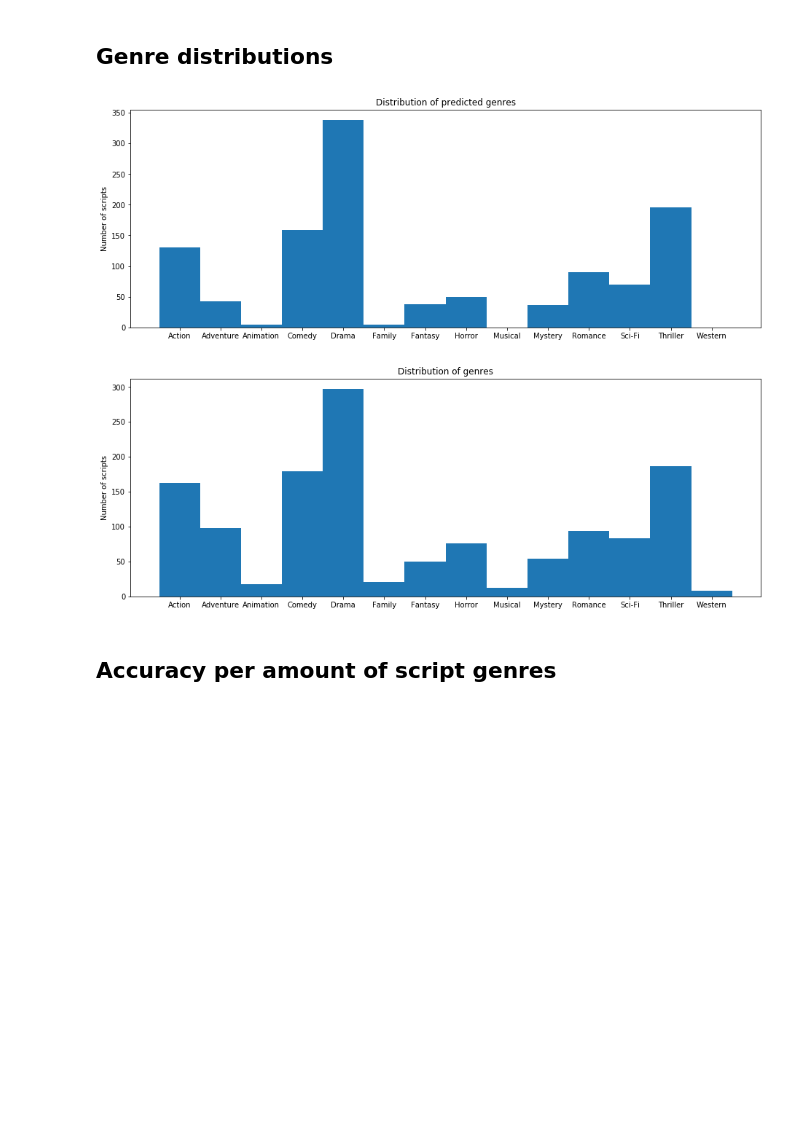
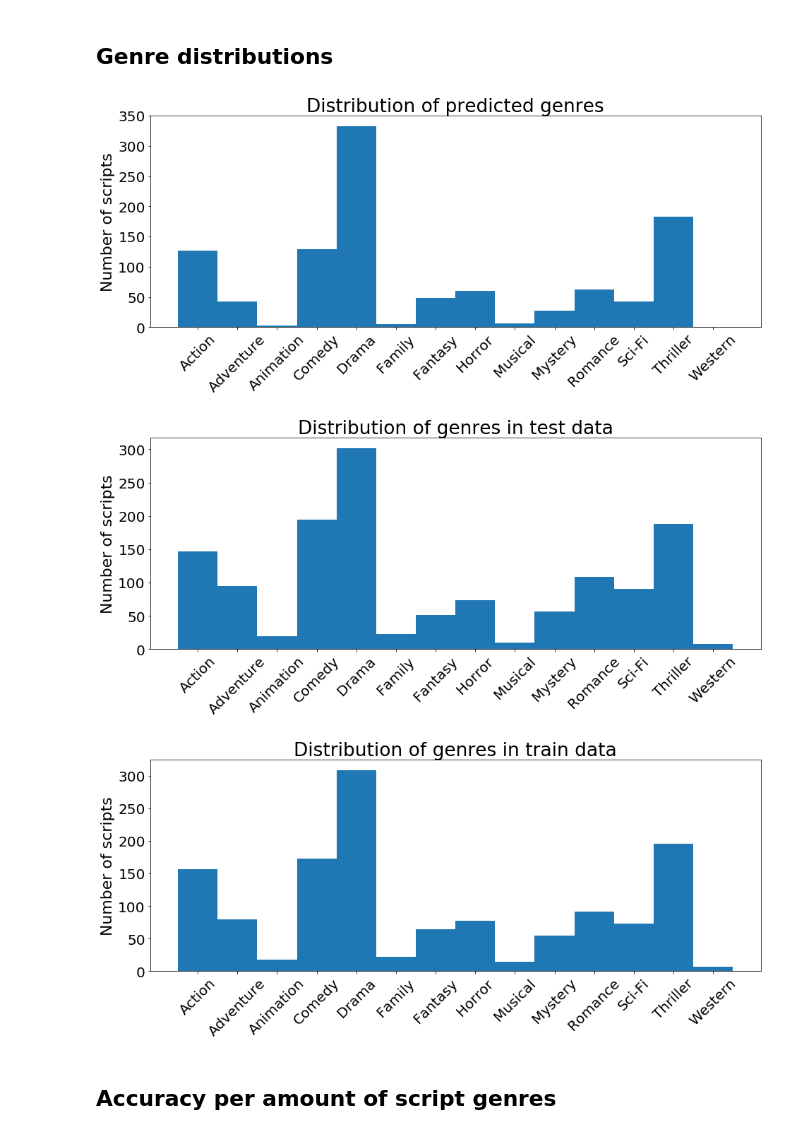
Before and after one commit to RasmusJohns/analyzing_movie_genres, a Jupyter notebook: Project scraper.ipynb, the cells around one changed output. Drawn from its saved outputs; the diff is of its cells as text; code cells hidden in the pictures; blank space fills up the shorter version.

```diff
--- a/Project scraper.ipynb
+++ b/Project scraper.ipynb
@@ -334,19 +319,9 @@ plt.show()
 # %%
-transvector = TfidfVectorizer(stop_words = "english", min_df = 0.06, max_df = 0.5)
-
-#transvector = TfidfVectorizer(stop_words = "english", min_df = 0.03, max_df = 0.3)
+transvector = TfidfVectorizer(stop_words = "english", min_df = 0.04, max_df = 0.5)
 
 scripts_tfidf = transvector.fit_transform(preprocessed_scripts)
 
 vocab = dict([[v,k] for k,v in transvector.vocabulary_.items()])
 
-#print(scripts_tfidf)
-
-print(scripts_tfidf.shape)
 print(len(transvector.idf_))
-
-#scores = zip(transvector.get_feature_names(), np.asarray(scripts_tfidf.sum(axis=0)).ravel())
-#sorted_scores = sorted(scores, key=lambda x: x[1], reverse=True)
-#for item in sorted_scores:
-#    print("{0:50} Score: {1}".format(item[0], item[1]))
 # %% [output]
@@ -387,6 +362,7 @@ Successfully split data into training and test
 # %%
 from sklearn.model_selection import cross_val_score
 from sklearn.metrics import average_precision_score
+from sklearn.metrics import recall_score
 
 
 from skmultilearn.problem_transform import LabelPowerset, BinaryRelevance, ClassifierChain
@@ -408,19 +384,21 @@ from sklearn.metrics import accuracy_score
 #classifier = ensemble.ExtraTreesClassifier(n_estimators=5)
 #classifier = ensemble.RandomForestClassifier(n_estimators=100)
 #classifier = KNeighborsClassifier(n_neighbors=3) #
-classifier = MLPClassifier(solver='lbfgs', alpha=1e-5)#, random_state=42)
-
-classifier.fit(x_train, y_train)
+#classifier = MLPClassifier(hidden_layer_sizes = (100,),solver='lbfgs', alpha=1e-4)#, random_state=42)
+#classifier.fit(x_train, y_train)
+print(classifier.n_layers_)
 
 preds = classifier.predict(x_test)
 
 pred_distr = preds.sum(axis=0,  dtype='int')
+y_train_distr = y_train.sum(axis=0,  dtype='int')
 y_test_distr = y_test.sum(axis=0,  dtype='int')
+
 
 # Since some models sometimes fail to predict any genre, we use a
 # secondary classifier to classify every movie without any predicted genres
-secondary_classifier = tree.DecisionTreeClassifier()
-secondary_classifier.fit(x_train, y_train)
+#secondary_classifier = tree.DecisionTreeClassifier()
+#secondary_classifier.fit(x_train, y_train)
 
 for x in range(len(preds)):
     if sum(preds[x]) == 0:
@@ -429,6 +407,9 @@ for x in range(len(preds)):
 accuracy = accuracy_score(y_test,preds)
 print("my accuracy is:", accuracy)
 
+recall = recall_score(y_test, preds, labels = range(1,14), average = 'micro')
+print("my recall is:", recall)
+
 flattened_accuracy = accuracy_score(y_test.flatten(),preds.flatten())
 print("my flattened accuracy is:", flattened_accuracy)
 # %% [output]
@@ -476,26 +462,34 @@ Anniversary Party, The - ['Drama']
 # %%
 x = np.arange(len(genres))
 
 fig, ax = plt.subplots()
 plt.title('Distribution of predicted genres')
 #ax.yaxis.set_major_formatter(formatter)
 plt.bar(x, pred_distr, width=1)
-plt.xticks(x, genres)
+plt.xticks(x, genres, rotation=45)
 fig.set_size_inches(15.5, 5.5)
 ax.set_ylabel('Number of scripts')
 plt.show()
 
-
 fig, ax = plt.subplots()
-plt.title('Distribution of genres')
+plt.title('Distribution of genres in test data')
 plt.bar(x, y_test_distr, width=1)
-plt.xticks(x, genres)
+plt.xticks(x, genres, rotation=45)
 fig.set_size_inches(15.5, 5.5)
 ax.set_ylabel('Number of scripts')
 plt.show()
+
+fig, ax = plt.subplots()
+plt.title('Distribution of genres in train data')
+plt.bar(x, y_train_distr, width=1)
+plt.xticks(x, genres, rotation=45)
+fig.set_size_inches(15.5, 5.5)
+ax.set_ylabel('Number of scripts')
+plt.show()
 # %% [output]
-[figure, old version]
+[figure, new version]
-[figure, old version]
+[figure, new version]
+[figure, added]
 # %% [markdown]
 ## Accuracy per amount of script genres
 # %%
```
Also changed, not shown: parts of 11 cells of this notebook.
